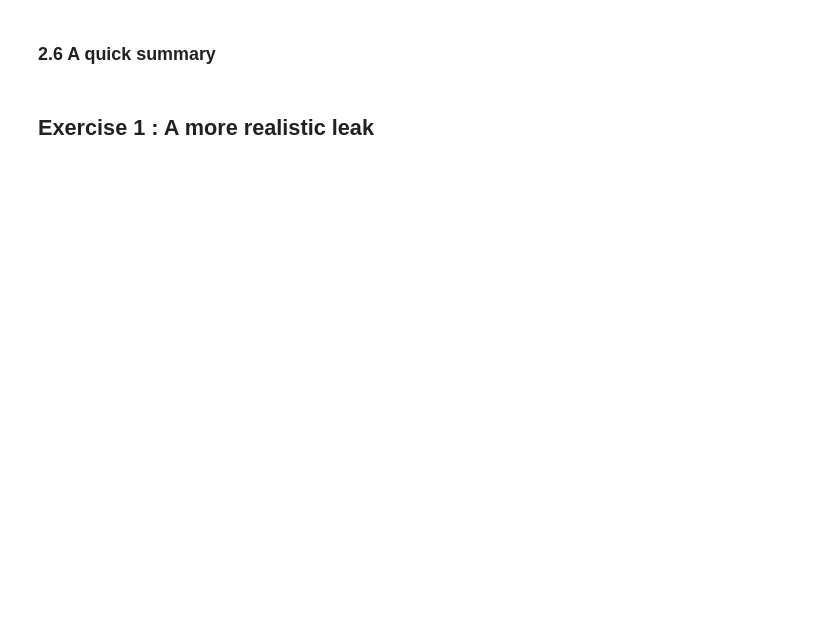
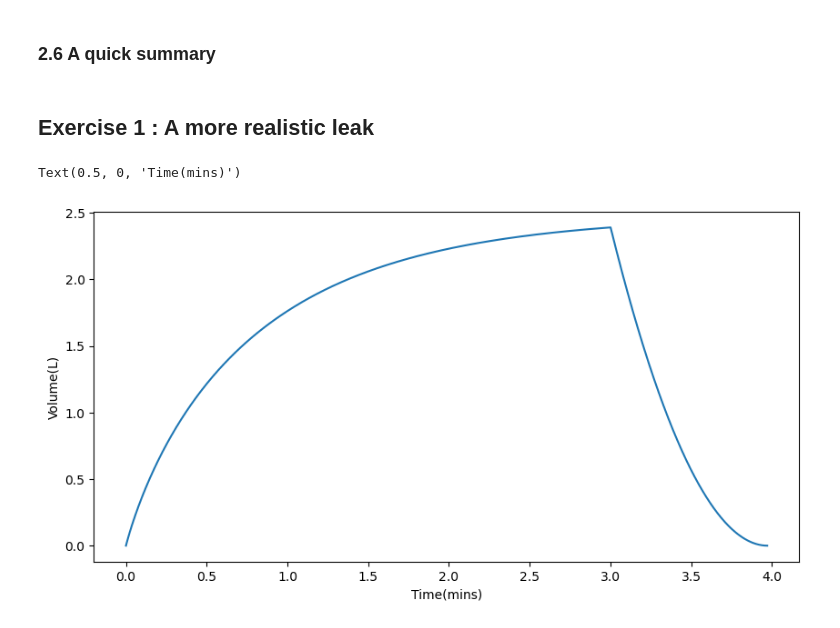
Before and after one commit to SPS-SP2273/learning-portfolio-gabrielgan24, a Jupyter notebook: numerical solutions/numerical_solutions_(need).ipynb, the cells around one changed output. Drawn from its saved outputs; the diff is of its cells as text; code cells hidden in the pictures; blank space fills up the shorter version.

```diff
--- a/numerical solutions/numerical_solutions_(need).ipynb
+++ b/numerical solutions/numerical_solutions_(need).ipynb
@@ -257,29 +257,46 @@ True condition used with the while loop => run until the end of The Universe unt
 # %%
 tap_off_time = 3                 # When the tap goes off
 max_time = 5                     # Maximum time (mins)
 dt = .001                        # Time step (mins)
 rate = 5                         # Filling rate (L/min)
 #leak_rate = np.sqrt(2*g*h)                  # L/min
 bucket_capacity = 9              # L
 all_volume = []                  # To keep track of all volumes
 all_time = []                    # To keep track of all times
 volume = 0                       # Starting volume
 time = 0
 
+
+def leak_rate(volume):
+    #np.seterr(invalid='ignore')
+    height= (volume*10**-3)/(700*10**-4)
+    speed= np.sqrt(2*(9.8*3600)*(height))
+    rate_m = speed * (1 * 10**-4)
+    rate = rate_m * 10**3
+    return rate
+
+
+
 while time <= max_time:
     all_time.append(time)
     all_volume.append(volume)
     dV = rate * dt
 
-    leak_volume = leak_rate * dt
+    leak_volume = leak_rate(volume) * dt
     volume -= leak_volume
 
     if (volume <= bucket_capacity) and (time < tap_off_time):
         volume += dV
 
     time += dt
 
+
+
+fig, ax = plt.subplots(figsize=(10,5))
 plt.plot(all_time, all_volume)
 plt.ylabel('Volume(L)')
 plt.xlabel('Time(mins)')
-plt.hlines(bucket_capacity, 0, max_time, colors='grey', ls='dashed')
+#plt.hlines(bucket_capacity, 0, max_time, colors='grey', ls='dashed')
+# %% [output]
+Text(0.5, 0, 'Time(mins)')
+[figure, added]
```
Also changed, not shown: parts of 10 cells of this notebook.
